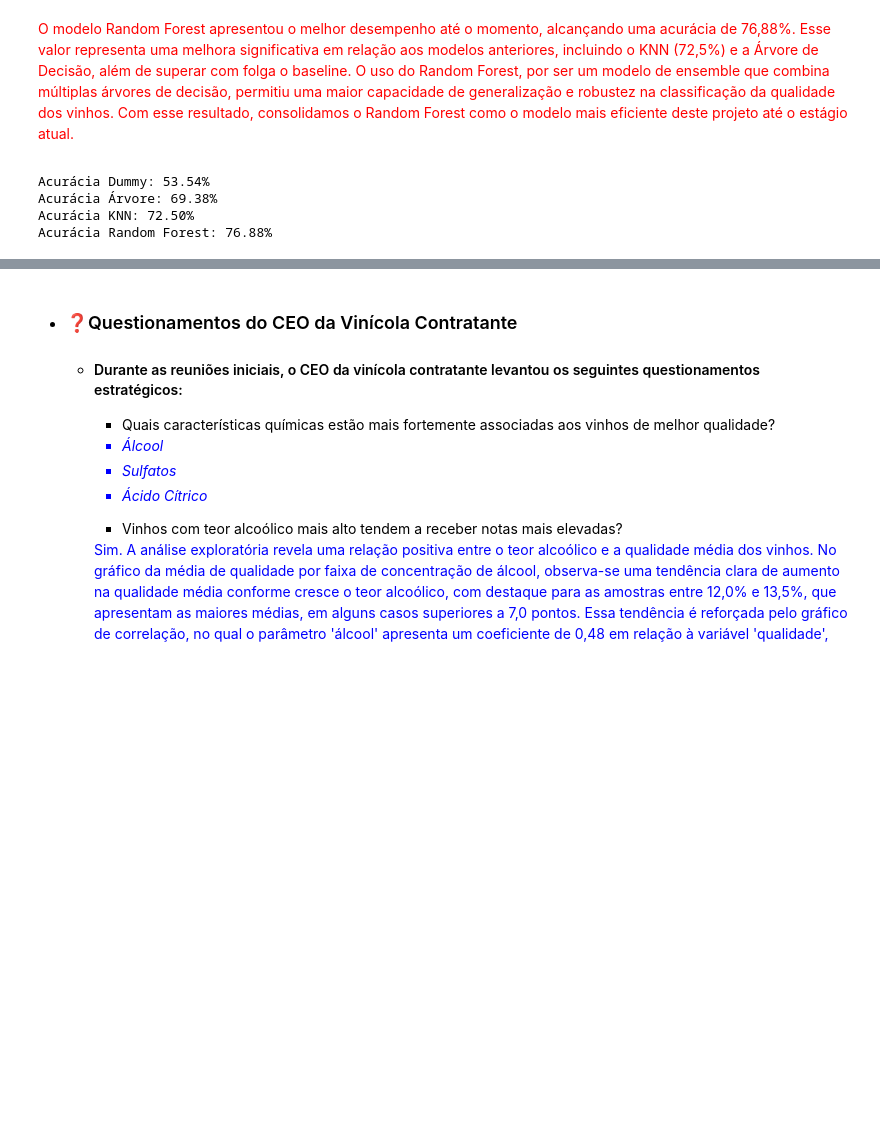
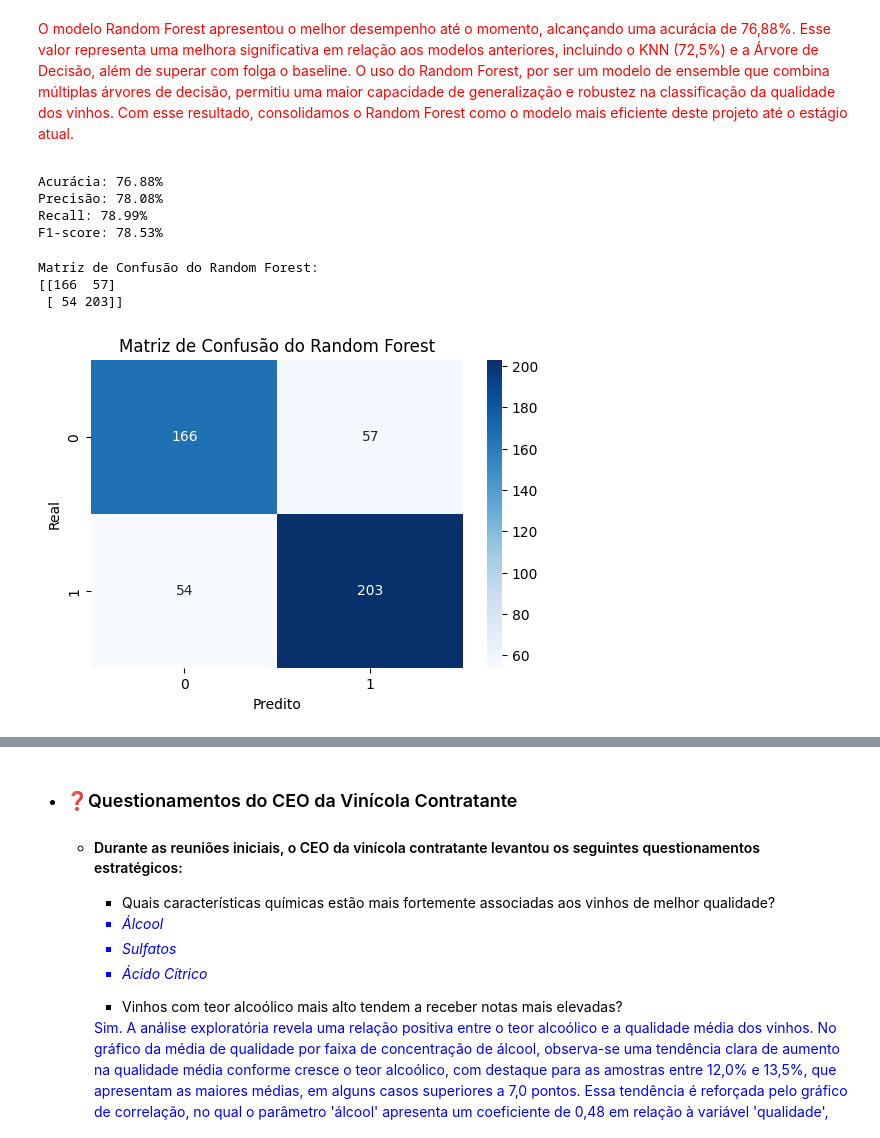
Before and after one commit to joaorodriguessneto/red_wine_quality, a Jupyter notebook: main.ipynb, the cells around one changed output, grey strips where cells are left out. Drawn from its saved outputs; the diff is of its cells as text; code cells hidden in the pictures; blank space fills up the shorter version.

```diff
--- a/main.ipynb
+++ b/main.ipynb
@@ -1289,13 +1402,31 @@ random_forest.score(X_teste , y_teste)
 O modelo Random Forest apresentou o melhor desempenho até o momento, alcançando uma acurácia de 76,88%. Esse valor representa uma melhora significativa em relação aos modelos anteriores, incluindo o KNN (72,5%) e a Árvore de Decisão, além de superar com folga o baseline. O uso do Random Forest, por ser um modelo de ensemble que combina múltiplas árvores de decisão, permitiu uma maior capacidade de generalização e robustez na classificação da qualidade dos vinhos. Com esse resultado, consolidamos o Random Forest como o modelo mais eficiente deste projeto até o estágio atual.
 
 </font>
-# %%
-print(f'Acurácia Dummy: {dummy.score(X_teste , y_teste)* 100:.2f}%')
-print(f'Acurácia Árvore: {arvore.score(X_teste , y_teste)* 100:.2f}%')
-print(f'Acurácia KNN: {knn.score(X_teste_normalizado , y_teste)* 100:.2f}%')
-print(f'Acurácia Random Forest: {random_forest.score(X_teste, y_teste)* 100:.2f}%')
-# %% [output]
-Acurácia Dummy: 53.54%
-Acurácia Árvore: 69.38%
-Acurácia KNN: 72.50%
-Acurácia Random Forest: 76.88%
+# %%
+y_pred_random_forest = random_forest.predict(X_teste)
+# %%
+print(f"Acurácia: {accuracy_score(y_teste, y_pred_random_forest) * 100:.2f}%")
+print(f"Precisão: {precision_score(y_teste, y_pred_random_forest) * 100:.2f}%")
+print(f"Recall: {recall_score(y_teste, y_pred_random_forest) * 100:.2f}%")
+print(f"F1-score: {f1_score(y_teste, y_pred_random_forest) * 100:.2f}%")
+# %% [output]
+Acurácia: 76.88%
+Precisão: 78.08%
+Recall: 78.99%
+F1-score: 78.53%
+# %%
+cm_random_forest = confusion_matrix(y_teste, y_pred_random_forest)
+print("Matriz de Confusão do Random Forest:")
+print(cm_random_forest)
+#plotando gráfico
+plt.figure(figsize=(6,4))
+sns.heatmap(cm_random_forest, annot=True, fmt='d', cmap='Blues')
+plt.xlabel('Predito')
+plt.ylabel('Real')
+plt.title('Matriz de Confusão do Random Forest')
+plt.show()
+# %% [output]
+Matriz de Confusão do Random Forest:
+[[166  57]
+ [ 54 203]]
+[figure, added]
```
Also changed, not shown: parts of 17 cells of this notebook, 9 other files.
